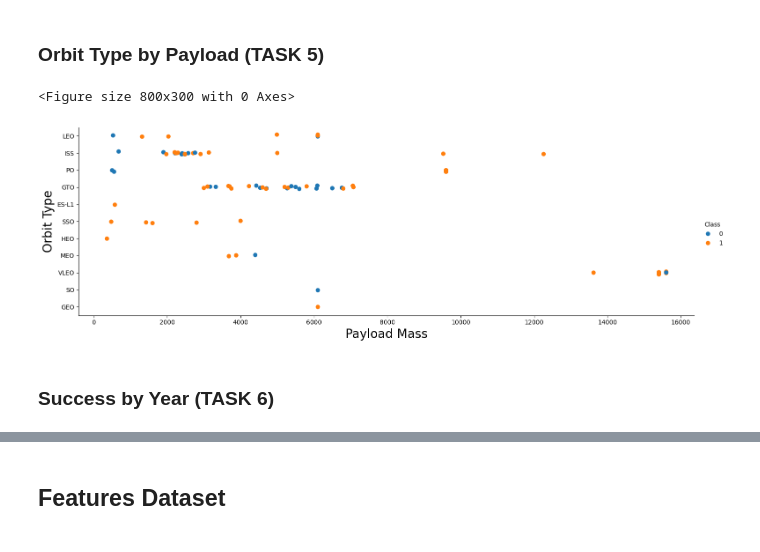
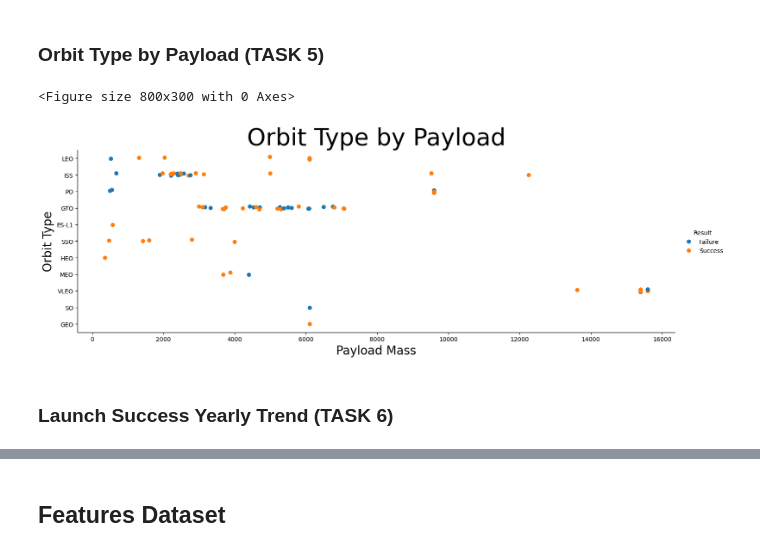
Before and after one commit to sethclose/data_projects, a Jupyter notebook: applied-data-science-capstone/02B_Visualization.ipynb, the cells around one changed output, grey strips where cells are left out. Cells and saved outputs as stored; diff of their text form; code cells hidden in the pictures.

```diff
--- a/applied-data-science-capstone/02B_Visualization.ipynb
+++ b/applied-data-science-capstone/02B_Visualization.ipynb
@@ -17,6 +17,8 @@ df.head(1)
 df.shape
 # %% [output]
 (90, 18)
+# %%
+df = df.assign(Result = df['Class'].map({1:'Success', 0:'Failure'}))
 # %% [markdown]
 ## Plots (1-6)
 # %% [markdown]
@@ -78,15 +83,16 @@ plt.show()
 ### Orbit Type by Payload (TASK 5)
 # %%
 plt.figure(figsize=(8,3))
-sns.catplot(y="Orbit", x="PayloadMass", hue="Class", data=df, s=50, aspect = 3)
+sns.catplot(y="Orbit", x="PayloadMass", hue="Result", data=df, s=50, aspect = 3)
 plt.xlabel("Payload Mass",fontsize=20)
 plt.ylabel("Orbit Type",fontsize=20)
+plt.title("Orbit Type by Payload",fontsize=40)
 plt.show()
 # %% [output]
 <Figure size 800x300 with 0 Axes>
-[figure, old version]
+[figure, new version]
 # %% [markdown]
-### Success by Year (TASK 6)
+### Launch Success Yearly Trend (TASK 6)
 # %%
 df_line = pd.DataFrame()
 df_line = df_line.assign(Year = df.Date.apply(lambda x: x[:x.find('-')]))
```
Also changed, not shown: parts of 15 cells of this notebook, 6 other files.
